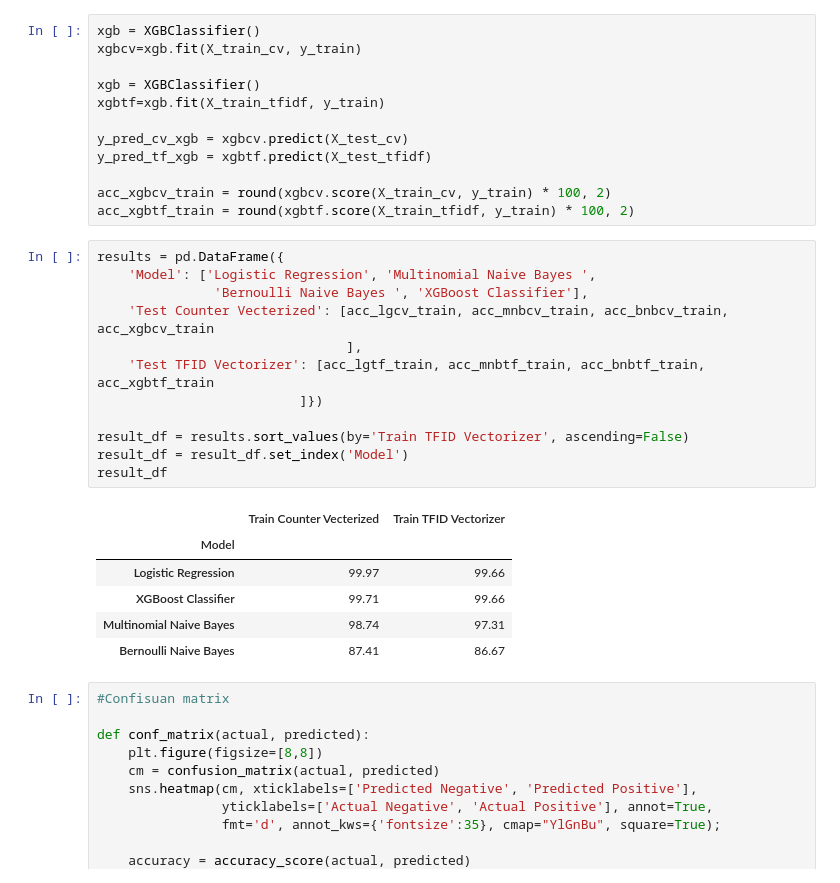
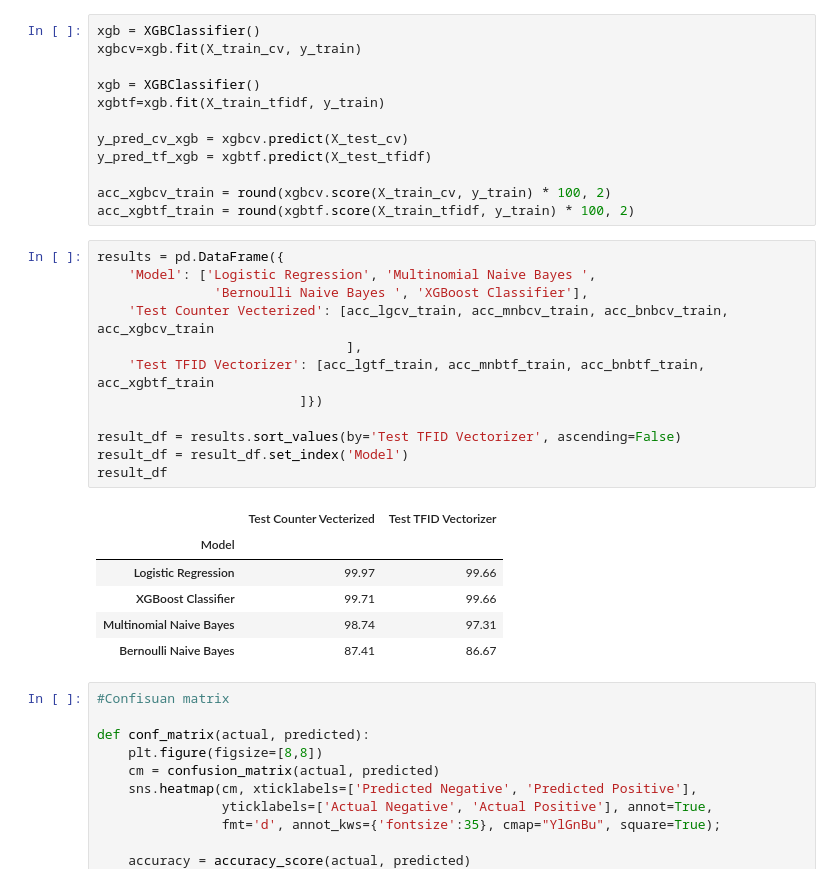
Before and after one commit to HayrullahKaraman/Machine_Learning_Project, a Jupyter notebook: Email_Spam_Nlp/Email_Spam_Detection.ipynb, the cells around one changed output. Saved outputs shown, nothing was run; the diff lists cells and outputs as text.

```diff
--- a/Email_Spam_Nlp/Email_Spam_Detection.ipynb
+++ b/Email_Spam_Nlp/Email_Spam_Detection.ipynb
@@ -500,17 +500,17 @@ acc_xgbtf_train = round(xgbtf.score(X_train_tfidf, y_train) * 100, 2)
 # %%
 results = pd.DataFrame({
     'Model': ['Logistic Regression', 'Multinomial Naive Bayes ',
                'Bernoulli Naive Bayes ', 'XGBoost Classifier'],
     'Test Counter Vecterized': [acc_lgcv_train, acc_mnbcv_train, acc_bnbcv_train, acc_xgbcv_train
                                 ],
     'Test TFID Vectorizer': [acc_lgtf_train, acc_mnbtf_train, acc_bnbtf_train, acc_xgbtf_train
                           ]})
 
-result_df = results.sort_values(by='Train TFID Vectorizer', ascending=False)
+result_df = results.sort_values(by='Test TFID Vectorizer', ascending=False)
 result_df = result_df.set_index('Model')
 result_df
 # %% [output]
-|  | Train Counter Vecterized | Train TFID Vectorizer |
+|  | Test Counter Vecterized | Test TFID Vectorizer |
 | Model |  |  |
 | Logistic Regression | 99.97 | 99.66 |
 | XGBoost Classifier | 99.71 | 99.66 |
```
Also changed, not shown: 1 other file.
